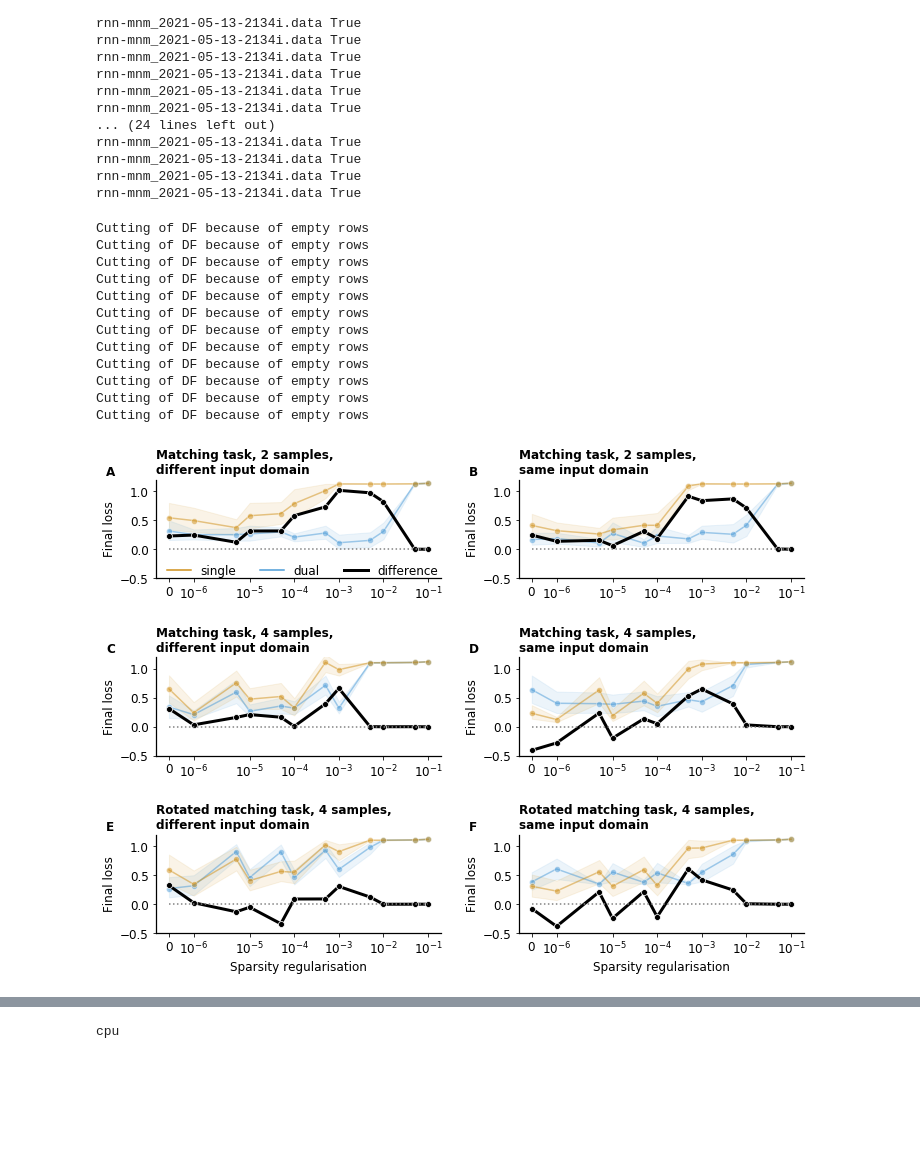
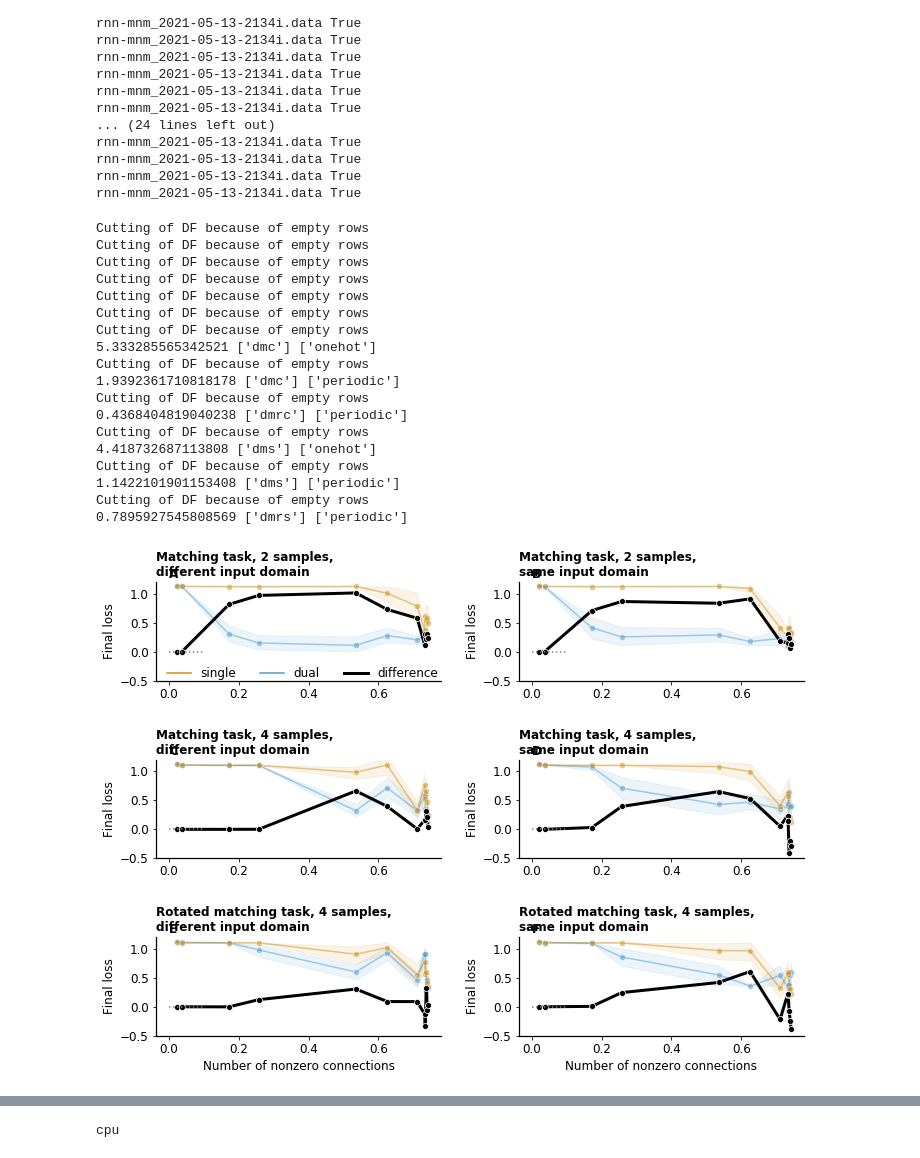
Before and after one commit to vdplasthijs/eavesdropping, a Jupyter notebook: multitasking learning for recurrent nets.ipynb, the cells around one changed output, grey strips where cells are left out. Saved outputs shown, nothing was run; the diff lists cells and outputs as text; code cells hidden in the pictures; blank space fills up the shorter version.

```diff
--- a/multitasking learning for recurrent nets.ipynb
+++ b/multitasking learning for recurrent nets.ipynb
@@ -610,21 +683,48 @@ for ii in range(3):
 method = 'final_loss'
 save_fig = False
 
+
+
+
 for bool_diff in [False, True]:
     df = prm.plot_learning_efficiency(plot_difference=bool_diff, method=method,
                                       task_list=['dmc'], nature_stim_list=['onehot'], ax=ax_left[0],
-                                      plot_custom_legend=bool_diff, leg_anchor=(0, 0.25), leg_cols=3)
+                                      plot_custom_legend=bool_diff, leg_anchor=(0, 0.25), leg_cols=3,
+                                  new_x_axis_df=nz_df)
     df = prm.plot_learning_efficiency(plot_difference=bool_diff, method=method,
-                                      task_list=['dmc'], nature_stim_list=['periodic'], ax=ax_left[1])
+                                      task_list=['dmc'], nature_stim_list=['periodic'], ax=ax_left[1],
+                                  new_x_axis_df=nz_df)
     df = prm.plot_learning_efficiency(plot_difference=bool_diff, method=method,
-                                      task_list=['dmrc'], nature_stim_list=['periodic'], ax=ax_left[2])
+                                      task_list=['dmrc'], nature_stim_list=['periodic'], ax=ax_left[2],
+                                  new_x_axis_df=nz_df)
 
     df = prm.plot_learning_efficiency(plot_difference=bool_diff, method=method,
-                                      task_list=['dms'], nature_stim_list=['onehot'], ax=ax_right[0])
+                                      task_list=['dms'], nature_stim_list=['onehot'], ax=ax_right[0],
+                                  new_x_axis_df=nz_df)
     df = prm.plot_learning_efficiency(plot_difference=bool_diff, method=method,
-                                      task_list=['dms'], nature_stim_list=['periodic'], ax=ax_right[1])
+                                      task_list=['dms'], nature_stim_list=['periodic'], ax=ax_right[1],
+                                  new_x_axis_df=nz_df)
     df = prm.plot_learning_efficiency(plot_difference=bool_diff, method=method,
-                                      task_list=['dmrs'], nature_stim_list=['periodic'], ax=ax_right[2])
+                                      task_list=['dmrs'], nature_stim_list=['periodic'], ax=ax_right[2],
+                                  new_x_axis_df=nz_df)
+
+
+
+#     df = prm.plot_learning_efficiency(plot_difference=bool_diff, method=method,
+#                                       task_list=['dmc'], nature_stim_list=['onehot'], ax=ax_left[0],
+#                                       plot_custom_legend=bool_diff, leg_anchor=(0, 0.25), leg_cols=3)
+#     df = prm.plot_learning_efficiency(plot_difference=bool_diff, method=method,
+#                                       task_list=['dmc'], nature_stim_list=['periodic'], ax=ax_left[1])
+#     df = prm.plot_learning_efficiency(plot_difference=bool_diff, method=method,
+#                                       task_list=['dmrc'], nature_stim_list=['periodic'], ax=ax_left[2])
+
+#     df = prm.plot_learning_efficiency(plot_difference=bool_diff, method=method,
+#                                       task_list=['dms'], nature_stim_list=['onehot'], ax=ax_right[0])
+#     df = prm.plot_learning_efficiency(plot_difference=bool_diff, method=method,
+#                                       task_list=['dms'], nature_stim_list=['periodic'], ax=ax_right[1])
+#     df = prm.plot_learning_efficiency(plot_difference=bool_diff, method=method,
+#                                       task_list=['dmrs'], nature_stim_list=['periodic'], ax=ax_right[2])
+
 
 ax_left[0].set_title('Matching task, 2 samples,\ndifferent input domain', loc='left', fontdict={'weight': 'bold'})
 ax_left[1].set_title('Matching task, 4 samples,\ndifferent input domain', loc='left', fontdict={'weight': 'bold'})
@@ -638,31 +738,37 @@ letters = ['A', 'B', 'C', 'D', 'E' ,'F']
 i_let = 0
 for ii in range(3):
     for axx in [ax_left, ax_right]:
 #         axx[ii].set_title('')
 #         axx[ii].set_ylabel('Eavesdropping\neffect')
         axx[ii].set_ylabel('Final loss')
         if ii < 2:
             axx[ii].set_xlabel('')
         axx[ii].set_ylim([-0.5, 1.2])
         axx[ii].plot([0, 0.1], [0, 0], c='grey', linestyle=':')
         axx[ii].text(s=letters[i_let], x=-4e-6, y=1.28, fontdict={'weight': 'bold'})
         i_let += 1
 if save_fig:
     if method == 'final_loss':
         plt.savefig('figures/nips/fig3_other-tasks.pdf', bbox_inches='tight')
     elif method == 'integral':
         plt.savefig('figures/nips/fig3-supp_other-tasks__integral.pdf', bbox_inches='tight')
 # %% [output]
 Cutting of DF because of empty rows
 Cutting of DF because of empty rows
 Cutting of DF because of empty rows
 Cutting of DF because of empty rows
 Cutting of DF because of empty rows
 Cutting of DF because of empty rows
 Cutting of DF because of empty rows
+5.333285565342521 ['dmc'] ['onehot']
 Cutting of DF because of empty rows
+1.9392361710818178 ['dmc'] ['periodic']
 Cutting of DF because of empty rows
+0.4368404819040238 ['dmrc'] ['periodic']
 Cutting of DF because of empty rows
+4.418732687113808 ['dms'] ['onehot']
 Cutting of DF because of empty rows
+1.1422101901153408 ['dms'] ['periodic']
 Cutting of DF because of empty rows
+0.7895927545808569 ['dmrs'] ['periodic']
-[figure, old version]
+[figure, new version]
```
Also changed, not shown: parts of 8 cells of this notebook, 6 other files.
